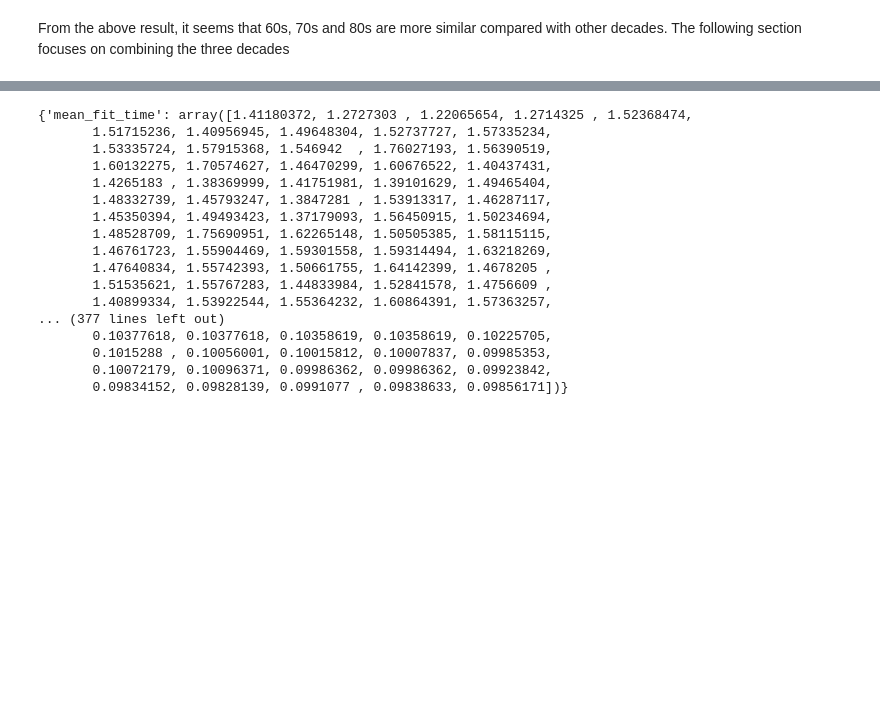
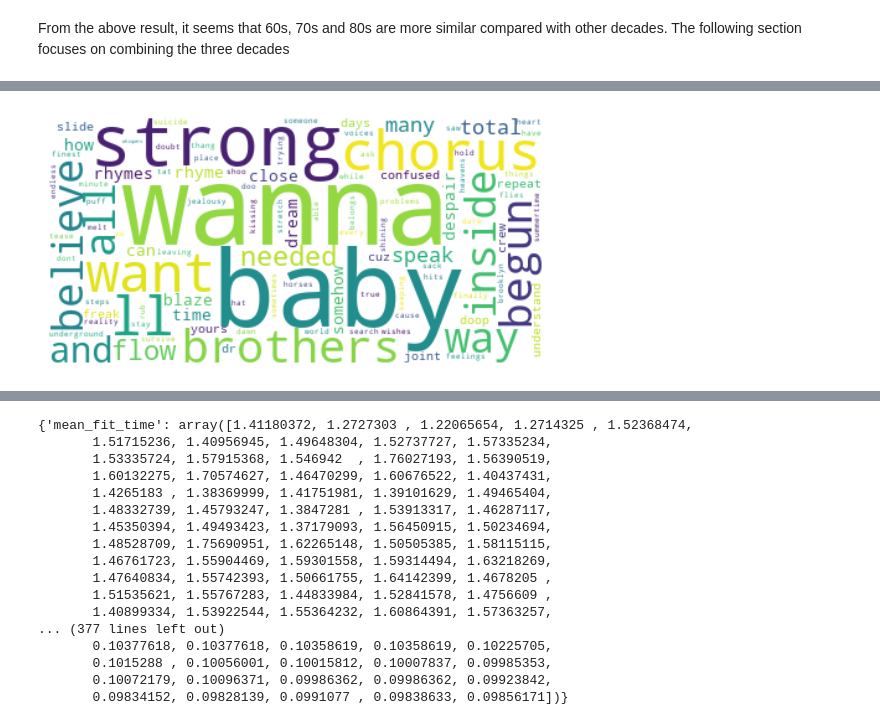
Before and after one commit to Toby-X/Lyrics-Generation-Analysis, a Jupyter notebook: preprocess.ipynb, the cells around one changed output, grey strips where cells are left out. Cells and saved outputs as stored; diff of their text form; code cells hidden in the pictures; blank space fills up the shorter version.

```diff
--- a/preprocess.ipynb
+++ b/preprocess.ipynb
@@ -615,0 +692,13 @@ print(sum(pred == test_label_com)/len(pred))
+# %%
+mr_coef_1 = np.argsort(mr_coef_all[1,14:(mr_coef_all.shape[1]-2)])+14
+mr_coef_1 = mr_coef_1[::-1]
+mr_word_1 = [word_name[mr_coef_1[i]] for i in range(100)]
+word_freq_1 = [round(mr_coef_all[1,mr_coef_1[i]]*100) for i in range(100)]
+word_freq_1 = {mr_word_1[i]:word_freq_1[i] for i in range(100)}
+wordcloud1 = WordCloud(background_color="white")
+wordcloud0 = wordcloud1.generate_from_frequencies(word_freq_1)
+plt.imshow(wordcloud0,interpolation="bilinear")
+plt.axis("off")
+plt.show()
+# %% [output]
+[figure, added]
```
Also changed, not shown: parts of 53 cells of this notebook, 9 other files.
